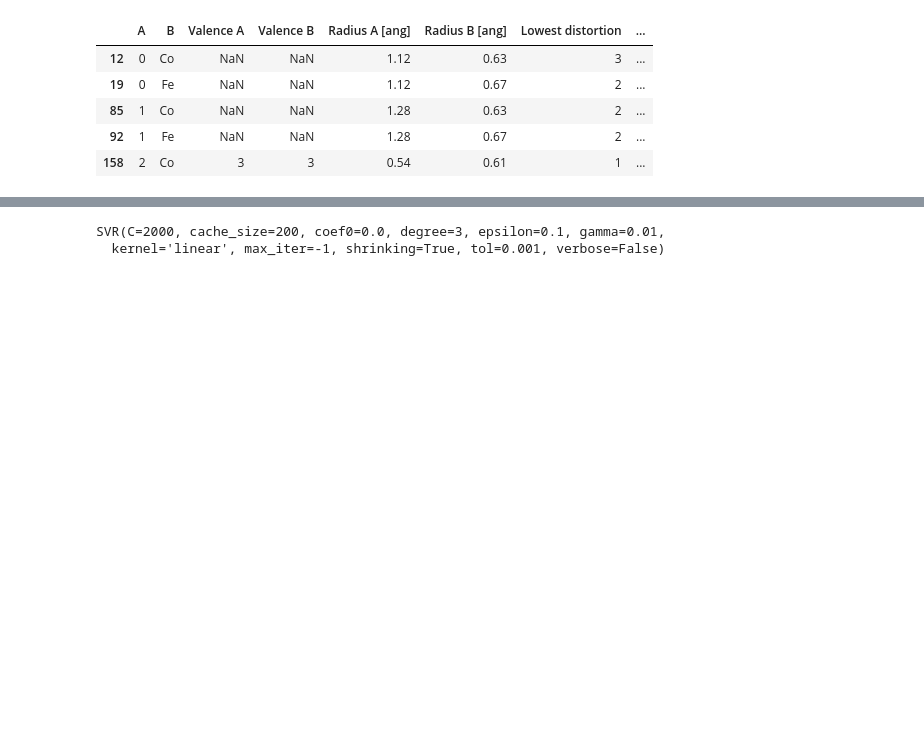
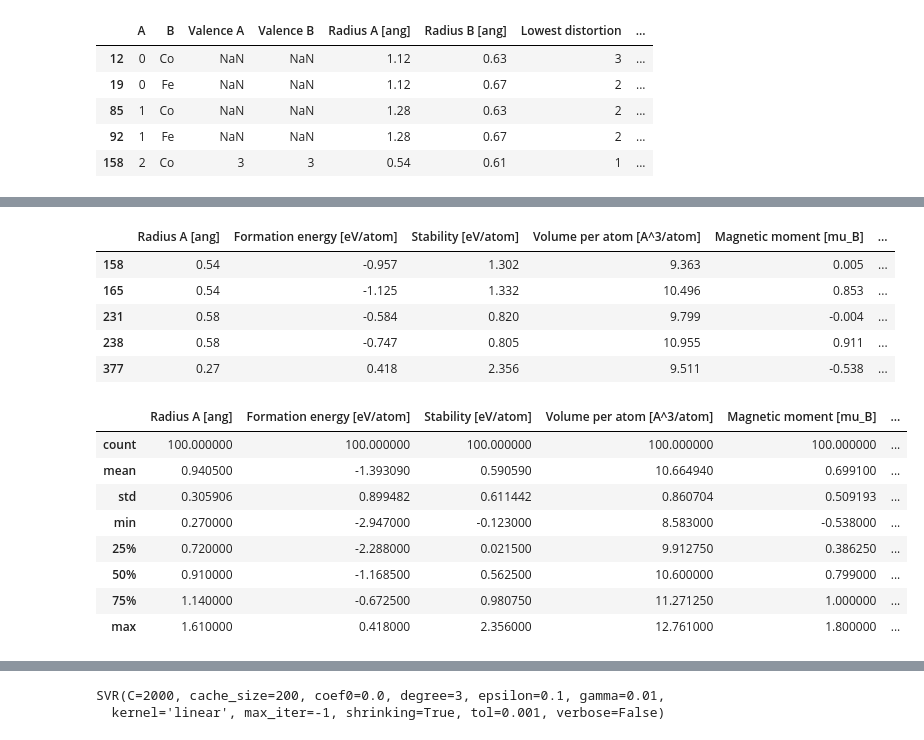
Before and after one commit to boledadian/cammp_7, a Jupyter notebook: P3_optional/Untitled.ipynb, the cells around one changed output, grey strips where cells are left out. Drawn from its saved outputs; the diff is of its cells as text; code cells hidden in the pictures; blank space fills up the shorter version.

```diff
--- a/P3_optional/Untitled.ipynb
+++ b/P3_optional/Untitled.ipynb
@@ -121,3 +131,27 @@ display(df_temp.describe())
+# %%
+df_temp = df_temp.drop(['B', 'A'], axis=1)
+df_temp = df_temp.astype(float)
+df_temp = df_temp[['Radius A [ang]','Formation energy [eV/atom]','Stability [eV/atom]',
+                   'Volume per atom [A^3/atom]','Magnetic moment [mu_B]','a [ang]',
+                   'Vacancy energy [eV/O atom]']]
+display(df_temp.head())
+display(df_temp.describe())
+# %% [output]
+|  | Radius A [ang] | Formation energy [eV/atom] | Stability [eV/atom] | Volume per atom [A^3/atom] | Magnetic moment [mu_B] | ... |
+| 158 | 0.54 | -0.957 | 1.302 | 9.363 | 0.005 | ... |
+| 165 | 0.54 | -1.125 | 1.332 | 10.496 | 0.853 | ... |
+| 231 | 0.58 | -0.584 | 0.820 | 9.799 | -0.004 | ... |
+| 238 | 0.58 | -0.747 | 0.805 | 10.955 | 0.911 | ... |
+| 377 | 0.27 | 0.418 | 2.356 | 9.511 | -0.538 | ... |
+|  | Radius A [ang] | Formation energy [eV/atom] | Stability [eV/atom] | Volume per atom [A^3/atom] | Magnetic moment [mu_B] | ... |
+| count | 100.000000 | 100.000000 | 100.000000 | 100.000000 | 100.000000 | ... |
+| mean | 0.940500 | -1.393090 | 0.590590 | 10.664940 | 0.699100 | ... |
+| std | 0.305906 | 0.899482 | 0.611442 | 0.860704 | 0.509193 | ... |
+| min | 0.270000 | -2.947000 | -0.123000 | 8.583000 | -0.538000 | ... |
+| 25% | 0.720000 | -2.288000 | 0.021500 | 9.912750 | 0.386250 | ... |
+| 50% | 0.910000 | -1.168500 | 0.562500 | 10.600000 | 0.799000 | ... |
+| 75% | 1.140000 | -0.672500 | 0.980750 | 11.271250 | 1.000000 | ... |
+| max | 1.610000 | 0.418000 | 2.356000 | 12.761000 | 1.800000 | ... |
 # %%
 from sklearn.feature_selection import SelectKBest
 from sklearn.feature_selection import chi2
```
Also changed, not shown: parts of 19 cells of this notebook, 1 other file.
